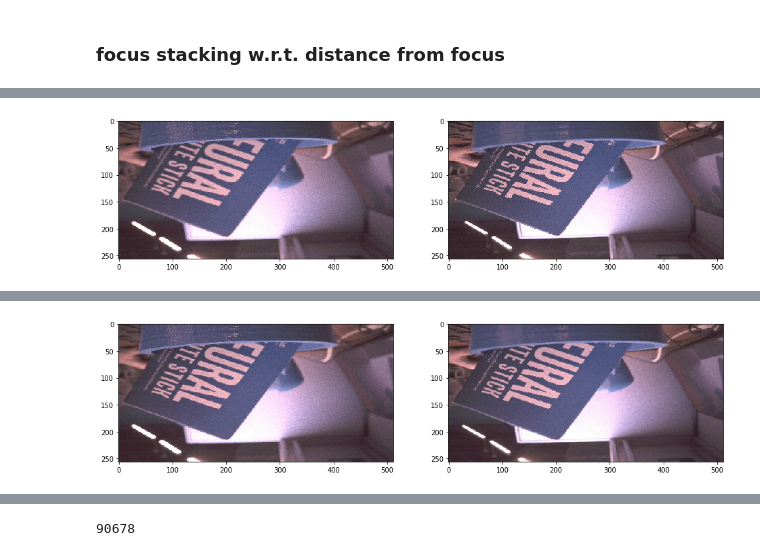
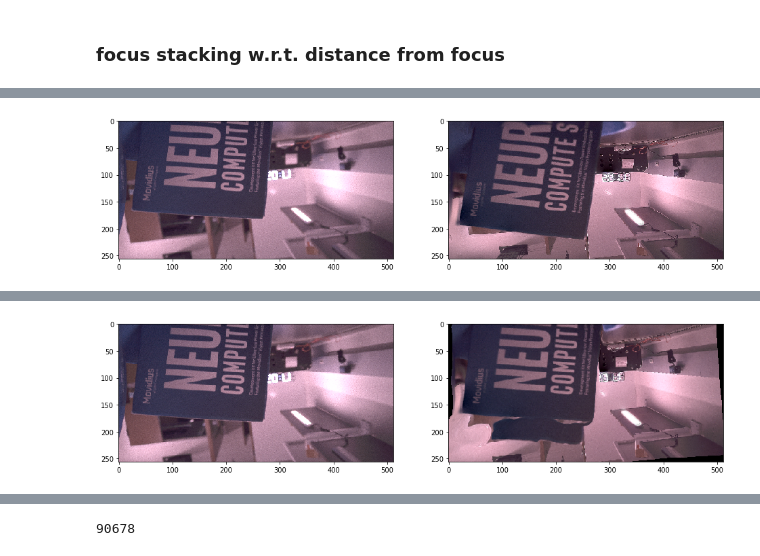
Before and after one commit to cianhwang/autofocus-stacking, a Jupyter notebook: autofocalstacking.ipynb, the cells around one changed output, grey strips where cells are left out. Drawn from its saved outputs; the diff is of its cells as text; code cells hidden in the pictures.

```diff
--- a/autofocalstacking.ipynb
+++ b/autofocalstacking.ipynb
@@ -79,7 +79,9 @@ def stack_blocks(img, window_size, step):
     stack = []
     for i in range(0, H, step):
         for j in range(0, W, step):
-            stack.append(img[i:i+window_size, j:j+window_size])
+            patch = img[i:i+window_size, j:j+window_size]
+            #patch = (patch-np.min(patch))/(np.max(patch)-np.min(patch))
+            stack.append(patch)
     stack = np.stack(stack)[..., np.newaxis]
     return stack
 
@@ -131,7 +133,7 @@ def dist_est(gray_img, curr, last_dist_map = None, last_move_steps = None):
     ## grouping and pick one distance to move
     dist_vec = dist_map.flatten()
     #dist_vec = dist_vec[dist_vec!=0]
-    dist_vec = dist_vec[np.abs(dist_vec)>2.5]
+    dist_vec = dist_vec[np.abs(dist_vec)>1.5]
     n, bins, patches = plt.hist(dist_vec, bins=10)
 
     idx_sorted = np.argsort(n)[::-1]
@@ -152,12 +154,13 @@ def dist_est(gray_img, curr, last_dist_map = None, last_move_steps = None):
     return flag, np.abs(dist_map), dist_to_move
 # %%
 # #initialFocus()
+import cv2
 curr = 700
-# setFocus(pos = curr)
+setFocus(pos = curr)
 
-# img = grab_image()
-# gray_img = rgb2gray(img)
+img = grab_image()
+gray_img = rgb2gray(img)
 
-# plt.imshow(gray_img)
-# plt.show()
-# print(gray_img.max())
+plt.imshow(img)
+plt.show()
+print(gray_img.max())
@@ -220,18 +226,18 @@ def fuseTwoImages(I, J_hat):
 import torch
 import cv2
 
-# def padding(img, left, up):
+def padding(img, left, up):
 
-#     return np.pad(img, ((up, up), (left, left), (0, 0)), 'constant')
+    return np.pad(img, ((up, up), (left, left), (0, 0)), 'constant')
 
-# img1 = cv2.imread('/media/qian/My Passport/DKU_SERVER_BACKUP/CU5/databases/fs_davis/train/lr/lr_08470.png')[..., ::-1]/255.
-# img2 = cv2.imread('/media/qian/My Passport/DKU_SERVER_BACKUP/CU5/databases/fs_davis/train/lr/lr_08471.png')[..., ::-1]/255.
+img1 = cv2.imread('/home/qian/Documents/autofocus-stacking/83804_05.png')[..., ::-1]
+img2 = cv2.imread('/home/qian/Documents/autofocus-stacking/83804_0.png')[..., ::-1]
 
-# img1 = padding(img1, 21, 16)
-# img2 = padding(img2, 21, 16)
+# img1 = padding(img1, 0, 8)
+# img2 = padding(img2, 0, 8)
 
-img1 = imgs[2]
-img2 = imgs[1]
+# img1 = imgs[2]
+# img2 = imgs[1]
 
 img1 = cv2.resize(img1, (512, 256))/255.
 img2 = cv2.resize(img2, (512, 256))/255.
@@ -250,4 +256,4 @@ ax[0].imshow(fused.squeeze().cpu().numpy().transpose(1, 2, 0))
 ax[1].imshow(warp.squeeze().cpu().numpy().transpose(1, 2, 0))
 plt.show()
 # %% [output]
-[figure, old version]
+[figure, new version]
@@ -255,4 +261,4 @@ W1111 11:40:35.295557 140660117591808 image.py:700] Clipping input data to the v
-[figure, old version]
+[figure, new version]
 # %%
 import tensorflow as tf
 from tensorflow.keras import layers
```
Also changed, not shown: parts of 8 cells of this notebook.
